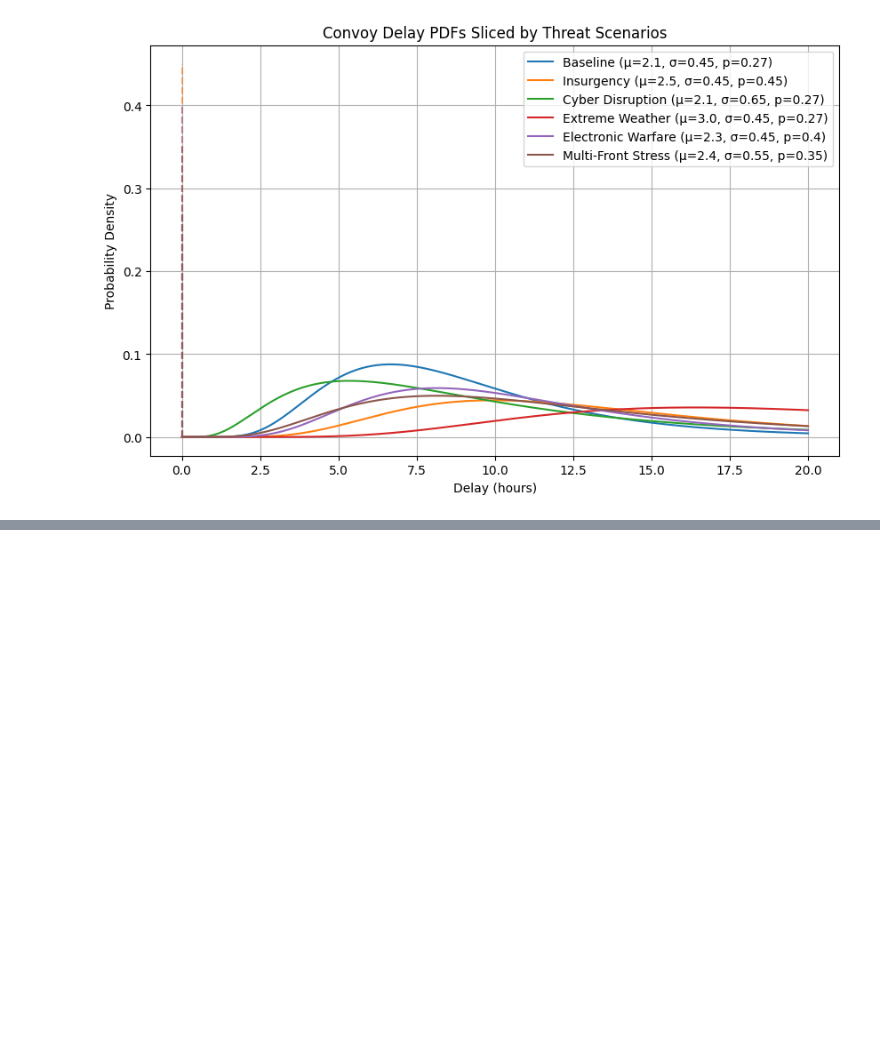
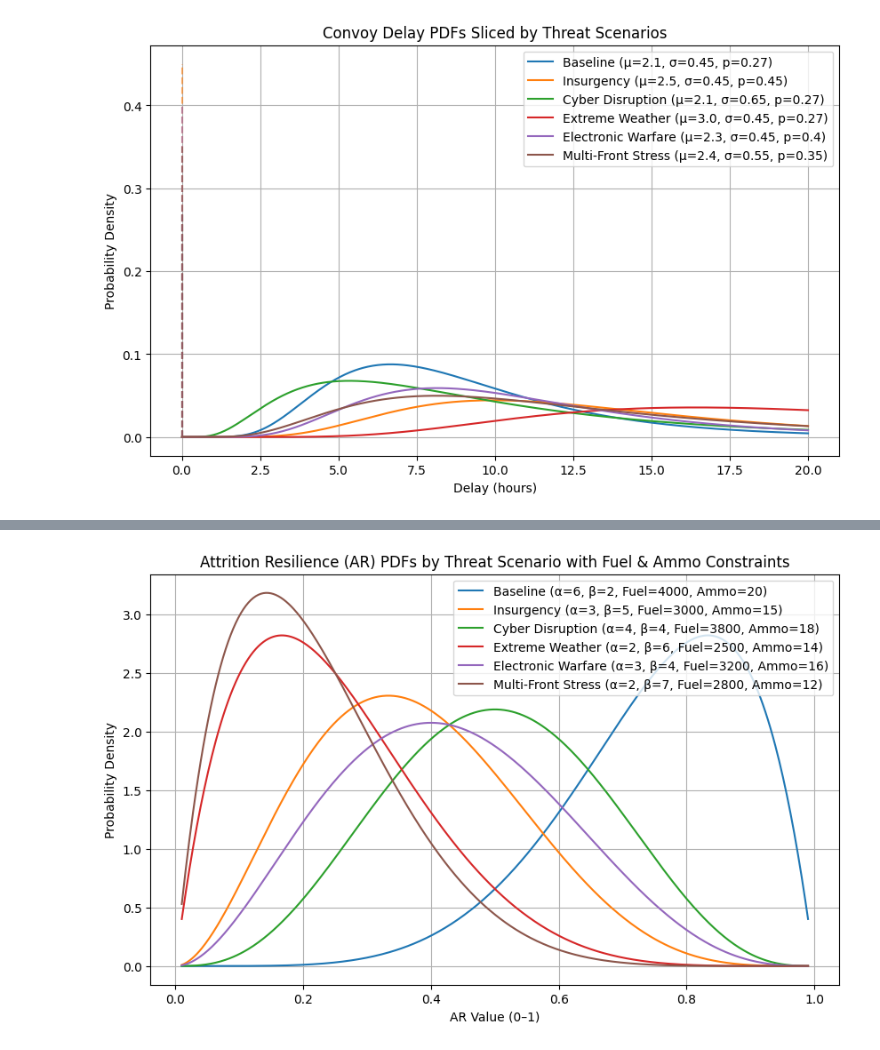
Before and after one commit to amrita13/TacticalReadinessFOB, a Jupyter notebook: ScenariospecificDL.ipynb, the cells around one changed output, grey strips where cells are left out. Cells and saved outputs as stored; diff of their text form; code cells hidden in the pictures; blank space fills up the shorter version.

```diff
--- a/ScenariospecificDL.ipynb
+++ b/ScenariospecificDL.ipynb
@@ -68,0 +194,58 @@ plt.show()
+# %%
+
+import numpy as np
+import matplotlib.pyplot as plt
+from scipy.stats import beta
+
+# ============================================================
+# Attrition Resilience (AR) Scenario Modeling
+# ------------------------------------------------------------
+# AR ranges between 0 and 1, representing ability to absorb losses.
+# Modeled with Beta(α, β), flexible for bounded resilience values.
+#
+# Parameters:
+#   α (alpha): skew toward resilience (closer to 1)
+#   β (beta): skew toward fragility (closer to 0)
+#
+# Fuel and ammo shortages reduce AR further by scaling.
+# ============================================================
+
+scenarios = {
+    "Baseline": {"alpha": 6, "beta": 2, "fuel_avail": 4000, "ammo_avail": 20},
+    "Insurgency": {"alpha": 3, "beta": 5, "fuel_avail": 3000, "ammo_avail": 15},
+    "Cyber Disruption": {"alpha": 4, "beta": 4, "fuel_avail": 3800, "ammo_avail": 18},
+    "Extreme Weather": {"alpha": 2, "beta": 6, "fuel_avail": 2500, "ammo_avail": 14},
+    "Electronic Warfare": {"alpha": 3, "beta": 4, "fuel_avail": 3200, "ammo_avail": 16},
+    "Multi-Front Stress": {"alpha": 2, "beta": 7, "fuel_avail": 2800, "ammo_avail": 12}
+}
+
+# Range of AR values [0,1]
+x = np.linspace(0.01, 0.99, 500)
+
+plt.figure(figsize=(10, 6))
+for name, params in scenarios.items():
+    alpha, beta_param = params["alpha"], params["beta"]
+    fuel_avail, ammo_avail = params["fuel_avail"], params["ammo_avail"]
+
+    # Base Beta PDF
+    pdf = beta.pdf(x, alpha, beta_param)
+
+    # Resource scaling: resilience reduced if fuel/ammo below thresholds
+    fuel_factor = fuel_avail / 4000   # normalize to baseline
+    ammo_factor = ammo_avail / 20     # normalize to baseline
+    resource_factor = (fuel_factor + ammo_factor) / 2
+
+    # Adjusted PDF
+    pdf_adjusted = pdf * resource_factor
+    pdf_adjusted /= np.trapz(pdf_adjusted, x)  # re-normalize
+
+    plt.plot(x, pdf_adjusted, label=f"{name} (α={alpha}, β={beta_param}, Fuel={fuel_avail}, Ammo={ammo_avail})")
+
+plt.title("Attrition Resilience (AR) PDFs by Threat Scenario with Fuel & Ammo Constraints")
+plt.xlabel("AR Value (0–1)")
+plt.ylabel("Probability Density")
+plt.legend()
+plt.grid(True)
+plt.show()
+# %% [output]
+[figure, added]
```
Also changed, not shown: parts of 2 cells of this notebook.
